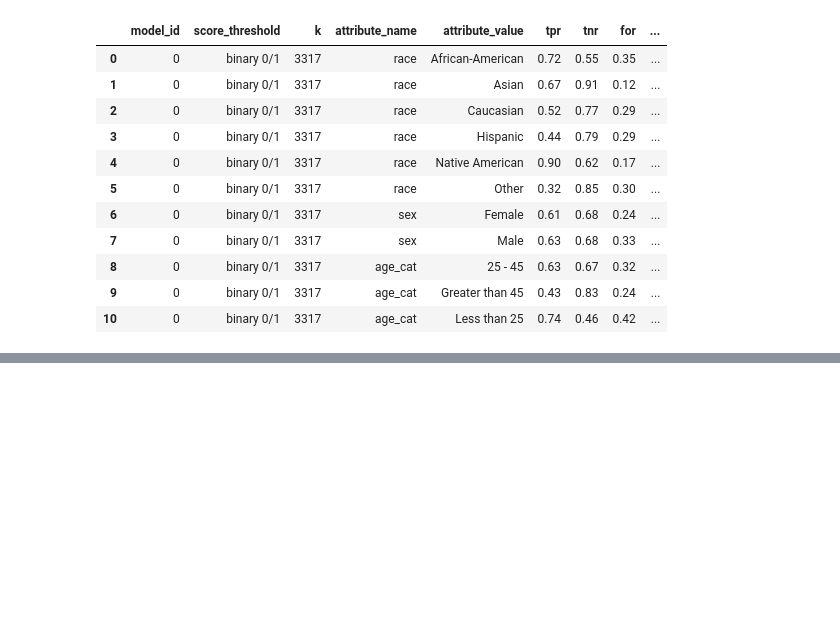
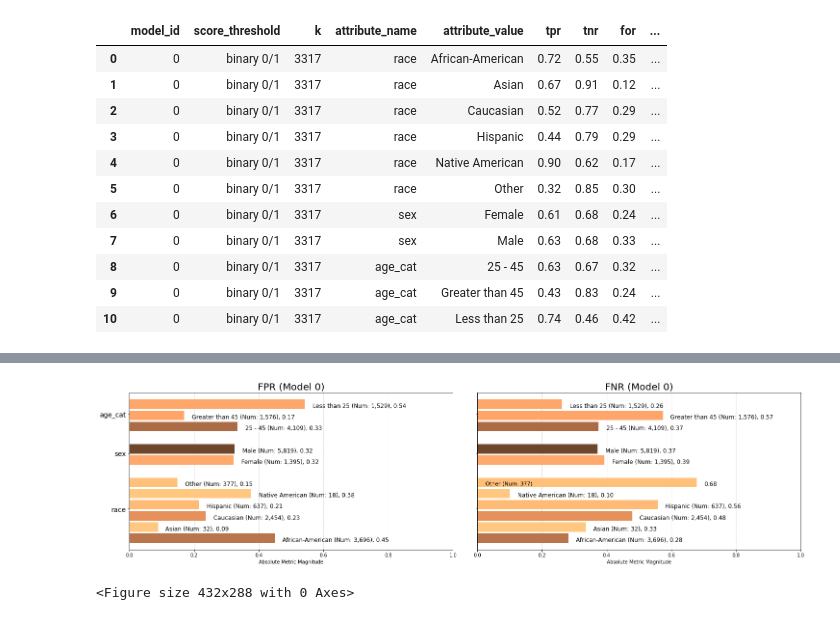
Before and after one commit to chsafouane/aequitas_disc, a Jupyter notebook: notebooks/aequitas_presentation.ipynb, the cells around one changed output, grey strips where cells are left out. Cells and saved outputs as stored; diff of their text form; code cells hidden in the pictures; blank space fills up the shorter version.

```diff
--- a/notebooks/aequitas_presentation.ipynb
+++ b/notebooks/aequitas_presentation.ipynb
@@ -243,0 +270,5 @@ grp_table.round(2)
+# %%
+fpr_fnr_plot = aq_plot.plot_group_metric_all(grp_table, metrics=["fpr", "fnr"], ncols=2)
+# %% [output]
+[figure, added]
+<Figure size 432x288 with 0 Axes>
```
Also changed, not shown: parts of 11 cells of this notebook.
